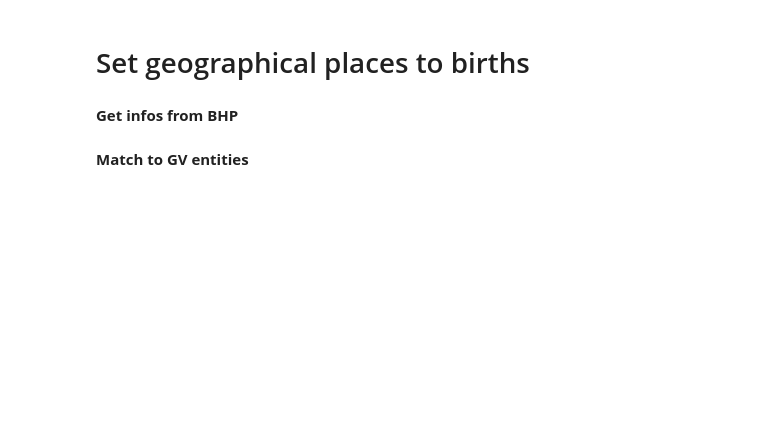
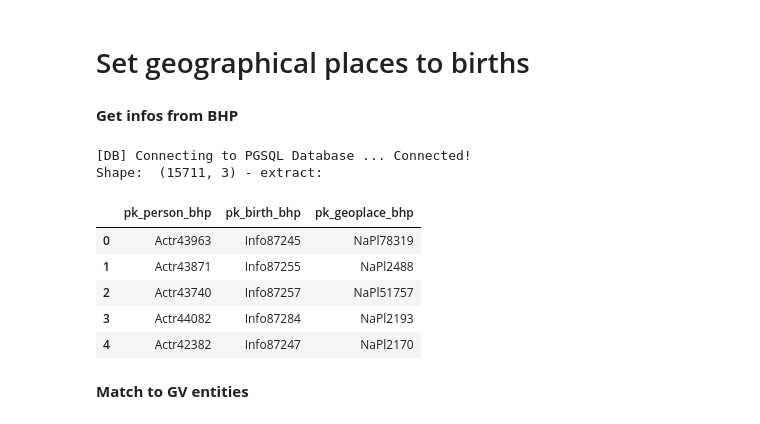
Before and after one commit to geovistory/symogih, a Jupyter notebook: src/add-geoplace-to-event.ipynb, the cells around one changed output. Cells and saved outputs as stored; diff of their text form; code cells hidden in the pictures; blank space fills up the shorter version.

```diff
--- a/src/add-geoplace-to-event.ipynb
+++ b/src/add-geoplace-to-event.ipynb
@@ -73,23 +88,31 @@ matchings_pks
 **Get infos from BHP**
 # %%
 db_url_env_var_name = 'YELLOW_BHP' # Name of an environment variable holding the Postgres database URL
-execute = False # Boolean to prevent to execute directly into databases
 db.connect_external(os.getenv(db_url_env_var_name), execute=execute)
 
 # Fetch info from bhp
 births_places_bhp = db.query("""
     select
         ir2.fk_associated_object as pk_person_bhp,
         i.pk_information as pk_birth_bhp,
         ir.fk_associated_object as pk_geoplace_bhp
     from bhp.information i
     inner join bhp.information_role ir on ir.fk_information = i.pk_information and ir.fk_type_role = 8
     inner join bhp.information_role ir2 on ir2.fk_information = i.pk_information and ir2.fk_type_role = 40
     where i.fk_type_information = 14
 """)
 births_places_bhp['pk_birth_bhp'] = 'Info' + births_places_bhp['pk_birth_bhp'].astype(str)
 
 a.infos(births_places_bhp)
+# %% [output]
+[DB] Connecting to PGSQL Database ... Connected!
+Shape:  (15711, 3) - extract:
+|  | pk_person_bhp | pk_birth_bhp | pk_geoplace_bhp |
+| 0 | Actr43963 | Info87245 | NaPl78319 |
+| 1 | Actr43871 | Info87255 | NaPl2488 |
+| 2 | Actr43740 | Info87257 | NaPl51757 |
+| 3 | Actr44082 | Info87284 | NaPl2193 |
+| 4 | Actr42382 | Info87247 | NaPl2170 |
 # %% [markdown]
 **Match to GV entities**
 # %%
```
Also changed, not shown: parts of 13 cells of this notebook, 2 other files.
